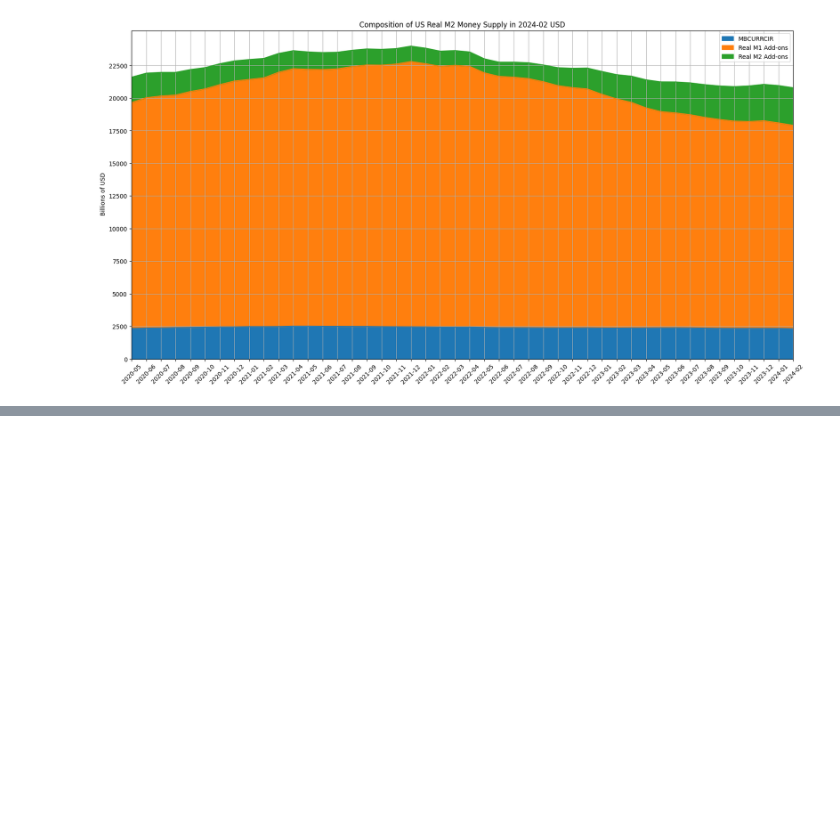
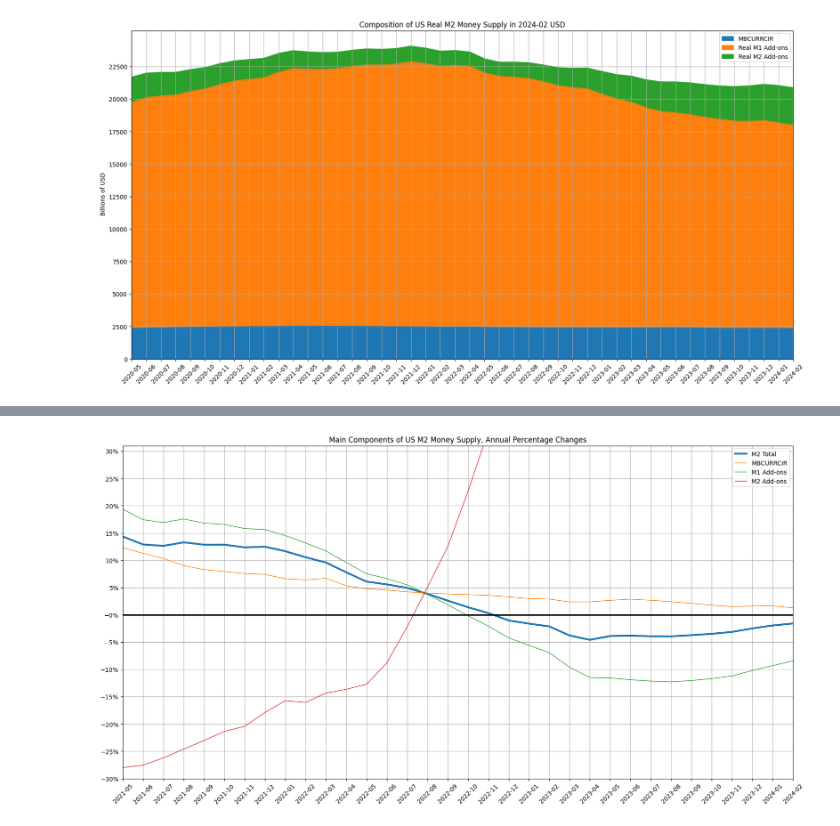
Before and after one commit to KidQuant/PersonalProject, a Jupyter notebook: datascience/economics/money_supply.ipynb, the cells around one changed output, grey strips where cells are left out. Drawn from its saved outputs; the diff is of its cells as text; code cells hidden in the pictures; blank space fills up the shorter version.

```diff
--- a/datascience/economics/money_supply.ipynb
+++ b/datascience/economics/money_supply.ipynb
@@ -170,0 +194,15 @@ Real M2 money supply shrank by  -167.13bn since 2024-01 to 20787.60bn
+# %%
+m2_annual_rate = pd.concat([m2_total, m2_components], axis=1).pct_change(12)
+m2_annual_rate = m2_annual_rate.loc['2021-05':]
+# %%
+ax = m2_annual_rate.iloc[:,:1].plot(figsize=(20,10), grid=True,
+                                    title='Main Components of US M2 Money Supply, Annual Percentage Changes',
+                                    xticks=m2_annual_rate.index, xlabel='', rot=45, ylim=(-.3,.31), yticks=np.arange(-.30, 0.31,.05),
+                                    linewidth=3)
+
+m2_annual_rate.iloc[:,1:].plot(ax=ax, grid=True, xticks=m2_annual_rate.index, xlabel='', rot=45, linewidth=1)
+ax.yaxis.set_major_formatter(mtick.PercentFormatter(1))
+ax.axhline(y=0, lw=2, c='k')
+_ = ax.set_xticklabels(list(map('{:%Y-%m}'.format, m2_annual_rate.index)))
+# %% [output]
+[figure, added]
```
Also changed, not shown: parts of 18 cells of this notebook, 12 other files.
